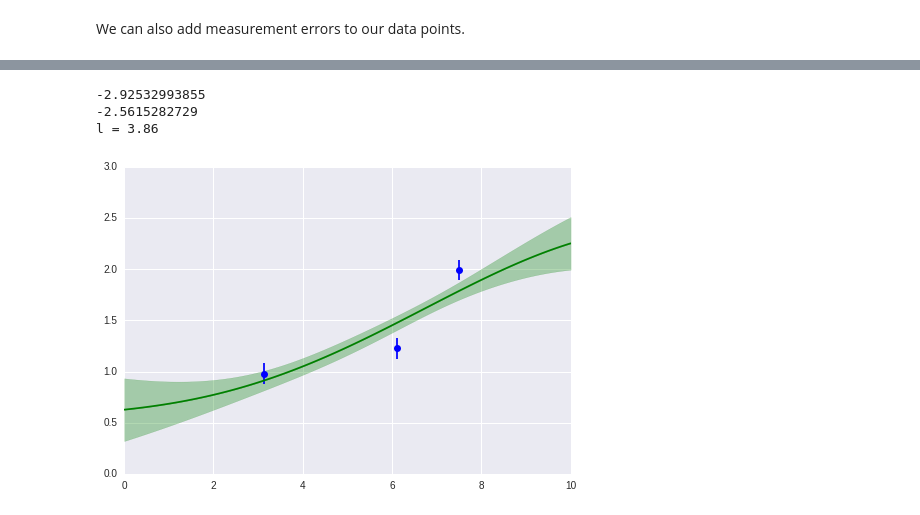
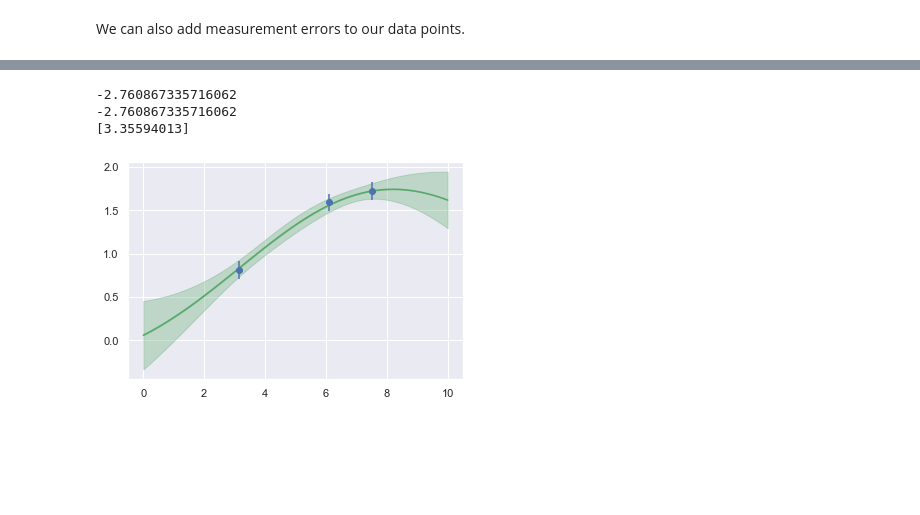
Before and after one commit to mclaughlin6464/GP_Tut, a Jupyter notebook: Gaussian Processes Breakout.ipynb, the cells around one changed output, grey strips where cells are left out. Saved outputs shown, nothing was run; the diff lists cells and outputs as text; code cells hidden in the pictures; blank space fills up the shorter version.

```diff
--- a/Gaussian Processes Breakout.ipynb
+++ b/Gaussian Processes Breakout.ipynb
@@ -147,48 +150,51 @@ Additionally, this "non-parametric" model does have parameters, the "hyper-param
 # %%
+# hyperparameter optimization
 import scipy.optimize as op
 
 # Define the objective function (negative log-likelihood in this case).
-def nll(p):
+def nll(p, gp):
     # Update the kernel parameters and compute the likelihood.
-    gp.kernel[:] = p
+    gp.set_parameter_vector(p)
     ll = gp.lnlikelihood(y, quiet=True)
 
     # The scipy optimizer doesn't play well with infinities.
     return -ll if np.isfinite(ll) else 1e25
 
 # And the gradient of the objective function.
-def grad_nll(p):
+def grad_nll(p, gp):
     # Update the kernel parameters and compute the likelihood.
-    gp.kernel[:] = p
+    gp.set_parameter_vector(p)
     return -gp.grad_lnlikelihood(y, quiet=True)
 
-# Print the initial ln-likelihood.
-print(gp.lnlikelihood(y))
 
-# Run the optimization routine.
-p0 = gp.kernel.vector
-results = op.minimize(nll, p0, jac=grad_nll)
+def optimize(gp):
+    # Run the optimization routine.
+    # Print the initial ln-likelihood.
+    print(gp.lnlikelihood(y))
+    p0 = gp.get_parameter_vector()
+    results = op.minimize(lambda p: nll(p, gp), p0, jac=lambda p: grad_nll(p, gp))
 
-# Update the kernel and print the final log-likelihood.
-gp.kernel[:] = results.x
-print(gp.lnlikelihood(y))
-print 'l = %.2f'%results.x
+    # Update the kernel and print the final log-likelihood.
+    gp.set_parameter_vector(results.x)
+    print(gp.lnlikelihood(y))
+    print(results.x)
+    return gp
-# %% [output]
--2.92532993855
--2.5615282729
-l = 3.86
 # %%
+gp = optimize(gp)
 gp.recompute()
 
 mu, cov = gp.predict(y+measurement_err,np.linspace(0,10,100) )
 err = np.sqrt(np.diag(cov))
 
-plt.errorbar(x,y+measurement_err,yerr = np.array([me for i in xrange(x.shape[0])]),fmt= 'o', color = 'b', label = 'Truth')
+plt.errorbar(x,y+measurement_err,yerr = np.array([me for i in range(x.shape[0])]),fmt= 'o', color = 'b', label = 'Truth')
 
 plt.plot(np.linspace(0,10,100), mu, color = 'g')
 plt.fill_between(np.linspace(0,10,100), mu, mu+err, color = 'g', alpha = 0.3)
 plt.fill_between(np.linspace(0,10,100), mu, mu-err, color = 'g', alpha = 0.3)
 
 plt.show()
 # %% [output]
+-2.760867335716062
+-2.760867335716062
+[3.35594013]
-[figure, old version]
+[figure, new version]
```
Also changed, not shown: parts of 15 cells of this notebook.
